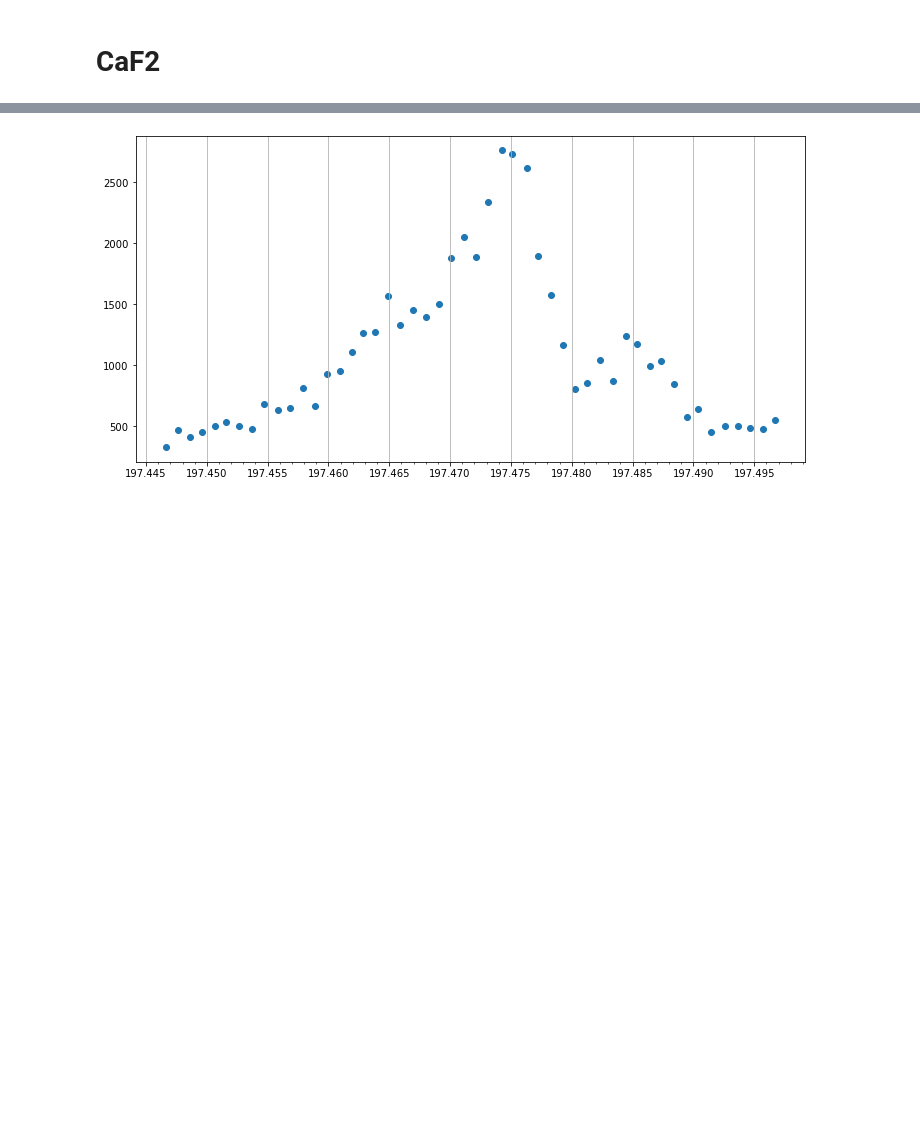
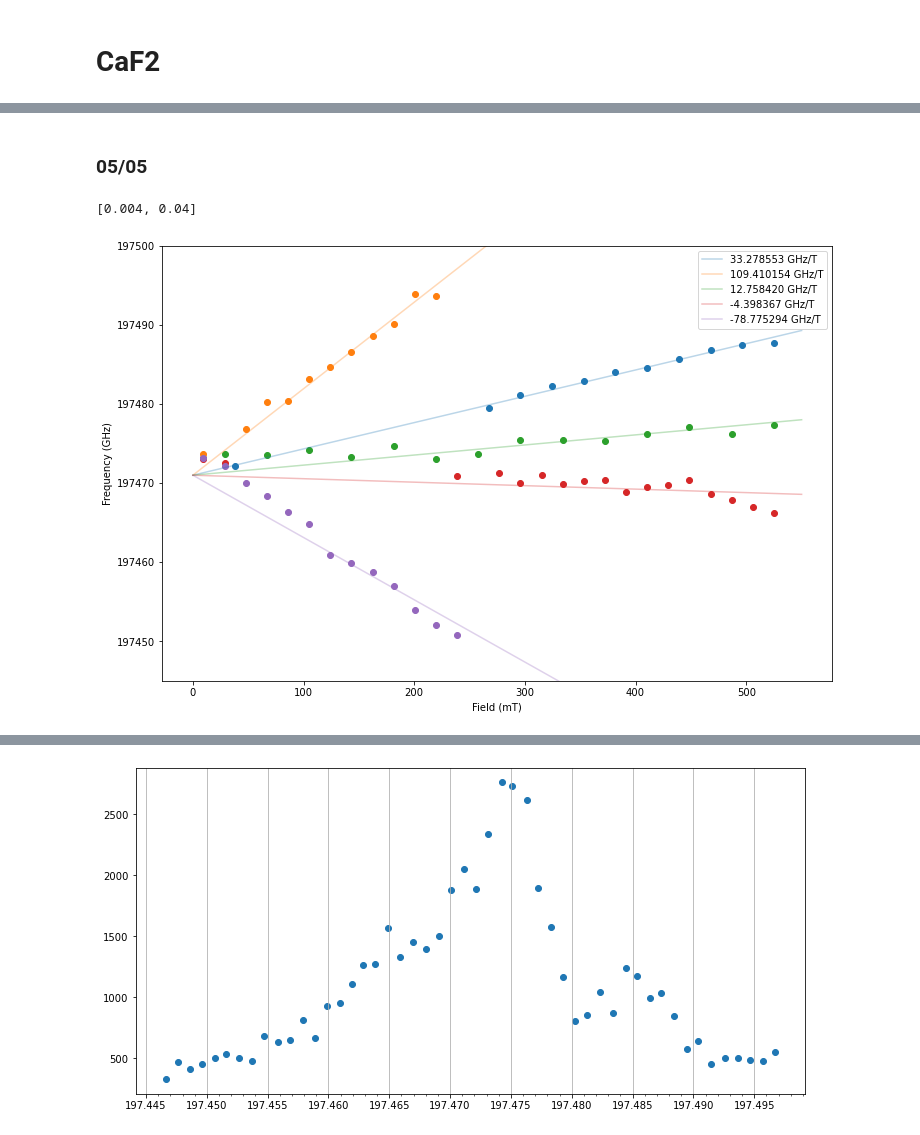
Before and after one commit to funkyguts/Angela-Honours, a Jupyter notebook: analysis/Zeeman Spectra.ipynb, the cells around one changed output, grey strips where cells are left out. Cells and saved outputs as stored; diff of their text form; code cells hidden in the pictures; blank space fills up the shorter version.

```diff
--- a/analysis/Zeeman Spectra.ipynb
+++ b/analysis/Zeeman Spectra.ipynb
@@ -373,0 +439,50 @@ Site Cubic: $Z_1 \to Y_2$ at 199.242 THz
+# %% [markdown]
+### 05/05
+# %%
+# Default: [frequency (THz), wavelength (nm), label]
+CaF_trn_0505 = {
+    'G1_Z1Y1': [197.4686, 1518.061, r'G1: $Z_1 \to Y_1$'],
+    'G1_Z1Y2': [198.2567, 1512.028, r'G1: $Z_1 \to Y_2$'],
+    }
+
+CaF_all_freqsVpeaks_0505, CaF_timeLimit_0505 = collect_motor_by_field(caf_0505,
+                                          sites = CaF_trn_0505,
+                                          aom = 0.410,
+                                          countWhichBins = [10, 100],
+                                          ylim = [0, 1e4])
+
+print(CaF_timeLimit_0505)
+# %% [output]
+[0.004, 0.04]
+# %%
+%matplotlib inline
+
+G1_Z1Y1 = glob.glob((r'C:\Users\Mario\Documents\GitHub\Angela Honours\analysis\data processed\peak picking data\caf\post anneal\G1_Z1Y1\*'))
+site_G1_Z1Y1 = 197471
+fits_G1_Z1Y1 = []
+
+plt.figure(figsize = (12, 8))
+
+for i, file in enumerate(G1_Z1Y1):
+    if file.lower().endswith('.csv'):
+        data = pd.read_csv(file)
+        freqs = np.array(data['Frequency (GHz)']/1e3) # converts to GHz
+        fields = np.array(data['B Field (mT)'])
+        plt.scatter(fields, freqs)
+
+        m, mErr, b, bErr = linear_fit(fields, freqs, bForce = site_G1_Z1Y1)
+        x = np.array([0, 550])
+        plt.plot(x, x * m + b,
+                 alpha = 0.3,
+                 label = f'{m*1e3:3f} GHz/T')
+
+    fits_G1_Z1Y1.append([m, mErr, b, bErr])
+
+plt.xlabel('Field (mT)')
+plt.ylabel('Frequency (GHz)')
+plt.ticklabel_format(useOffset = False)
+plt.ylim([197445, 197500])
+plt.legend()
+plt.show()
+# %% [output]
+[figure, added]
```
Also changed, not shown: parts of 42 cells of this notebook, 2 other files.
